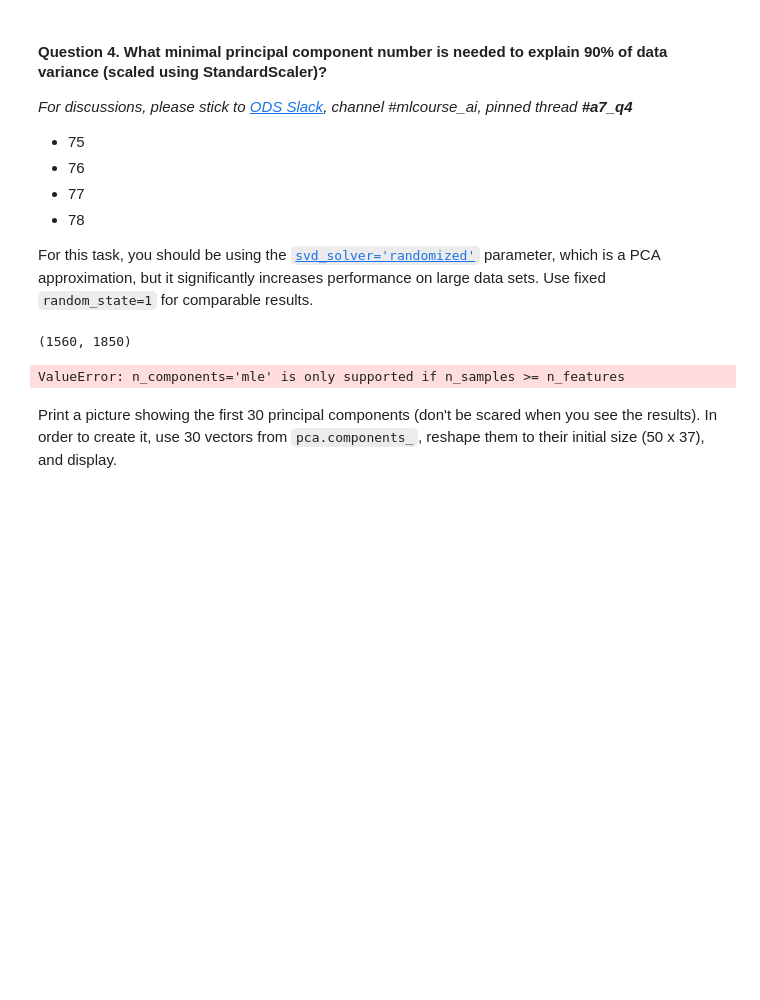
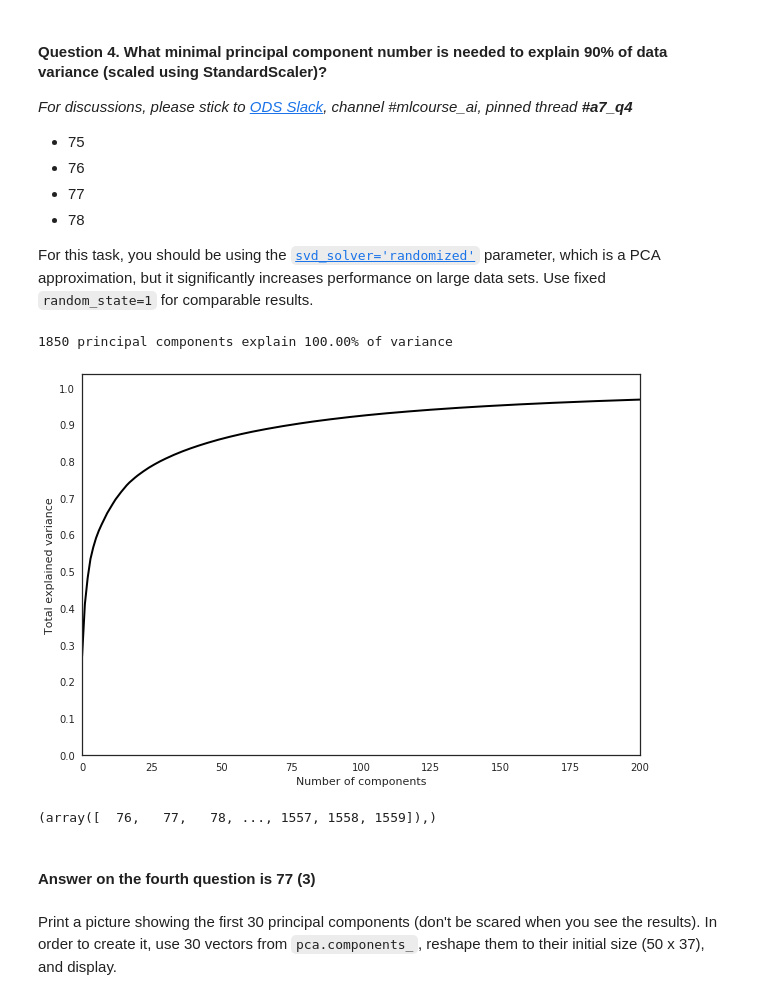
Before and after one commit to plyutik/mlcourse.ai, a Jupyter notebook: jupyter_english/assignments_fall2018/assignment7_pca_clustering.ipynb, the cells around one changed output. Cells and saved outputs as stored; diff of their text form; code cells hidden in the pictures; blank space fills up the shorter version.

```diff
--- a/jupyter_english/assignments_fall2018/assignment7_pca_clustering.ipynb
+++ b/jupyter_english/assignments_fall2018/assignment7_pca_clustering.ipynb
@@ -181,11 +147,31 @@ lfw_people_scale = scaler.fit_transform(lfw_people.data)
-# %%
-lfw_people_scale.data.shape
-# %% [output]
-(1560, 1850)
-# %%
-pca = PCA(n_components="mle", svd_solver='randomized', random_state=1)
-pca.fit(lfw_people_scale)
-# %% [output]
-ValueError: n_components='mle' is only supported if n_samples >= n_features
+# %%
+# Answer
+pca = PCA(svd_solver='randomized', random_state=1)
+
+scaler = StandardScaler()
+faces_scaled = scaler.fit_transform(lfw_people.data)
+
+pca.fit(faces_scaled)
+
+print('%d principal components explain %.2f%% of variance' %
+      (pca.n_components_, 100 * np.cumsum(pca.explained_variance_ratio_)[-1]))
+
+plt.figure(figsize=(10,7))
+plt.plot(np.cumsum(pca.explained_variance_ratio_), lw=2, color='k')
+plt.xlabel('Number of components')
+plt.ylabel('Total explained variance')
+plt.xlim(0, 200)
+plt.yticks(np.arange(0, 1.1, 0.1))
+plt.show()
+# %% [output]
+1850 principal components explain 100.00% of variance
+[figure, added]
+# %%
+# Note that np.where returns elements' indices so the number of principal components is 76 + 1 = 77
+np.where(np.cumsum(pca.explained_variance_ratio_) > 0.9)
+# %% [output]
+(array([  76,   77,   78, ..., 1557, 1558, 1559]),)
+# %% [markdown]
+#### Answer on the fourth question is 77 (3)
 # %% [markdown]
 Print a picture showing the first 30 principal components (don't be scared when you see the results). In order to create it, use 30 vectors from `pca.components_`, reshape them to their initial size (50 x 37), and display.
```
Also changed, not shown: parts of 34 cells of this notebook, 2 other files.
